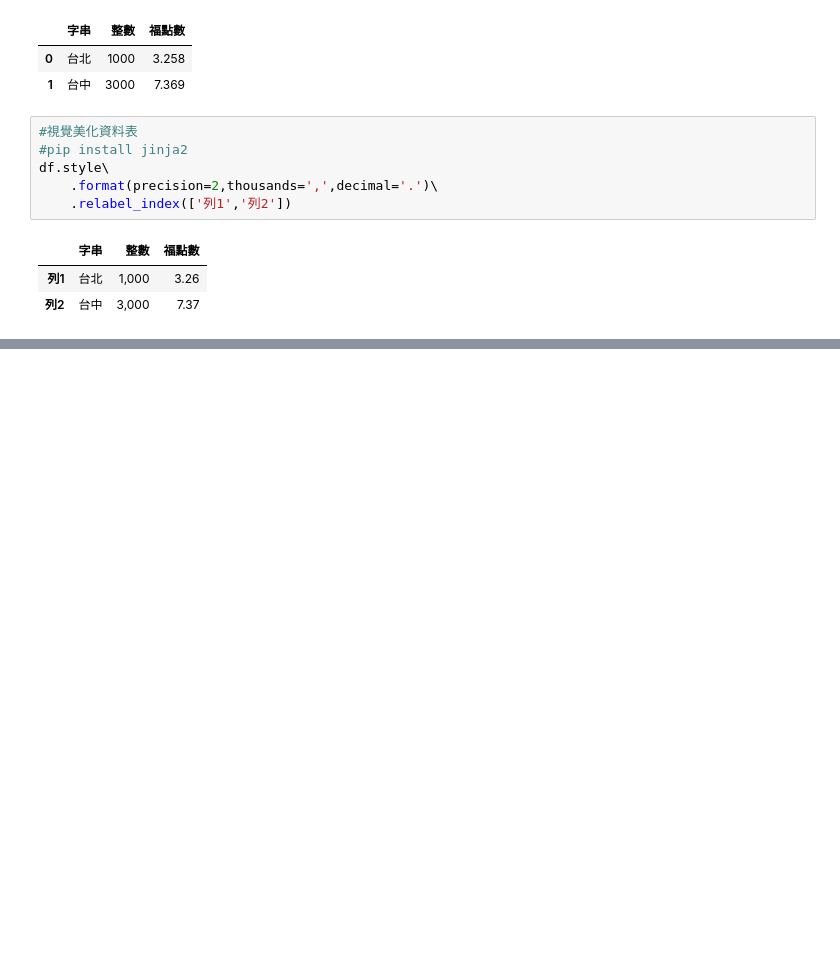
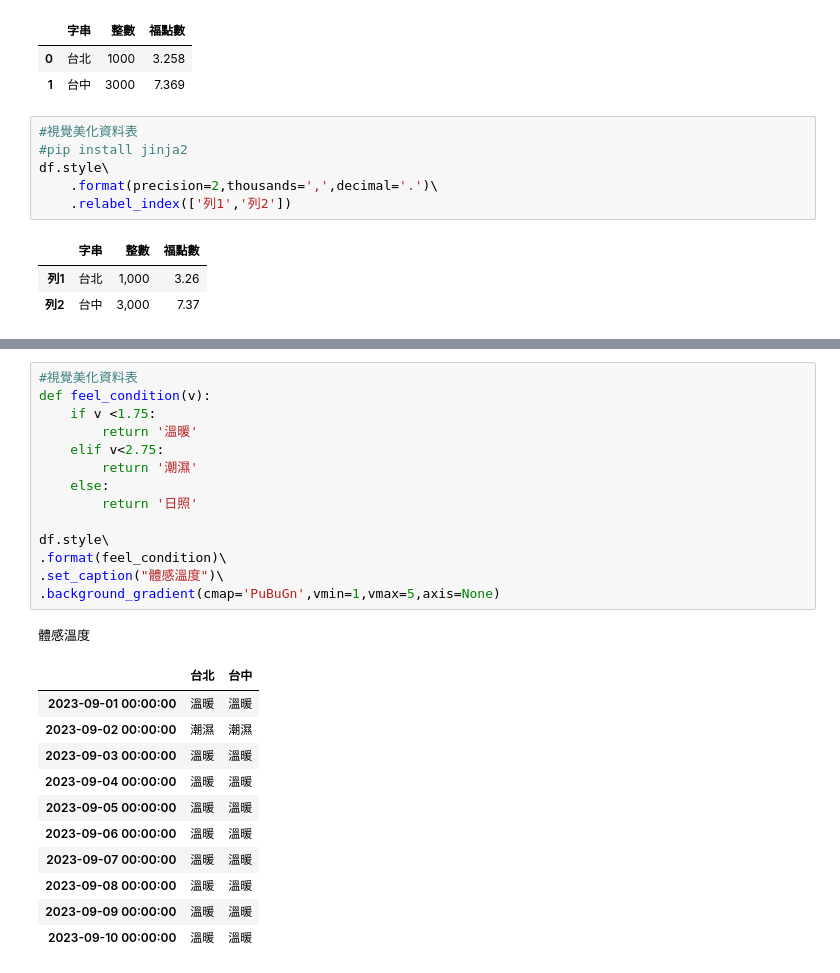
Before and after one commit to kyu226/kyu_2023_07_25, a Jupyter notebook: lesson17_1.ipynb, the cells around one changed output, grey strips where cells are left out. Cells and saved outputs as stored; diff of their text form; blank space fills up the shorter version.

```diff
--- a/lesson17_1.ipynb
+++ b/lesson17_1.ipynb
@@ -23,0 +45,27 @@ df.style\
+# %%
+#視覺美化資料表
+def feel_condition(v):
+    if v <1.75:
+        return '溫暖'
+    elif v<2.75:
+        return '潮濕'
+    else:
+        return '日照'
+
+df.style\
+.format(feel_condition)\
+.set_caption("體感溫度")\
+.background_gradient(cmap='PuBuGn',vmin=1,vmax=5,axis=None)
+# %% [output]
+體感溫度
+|  | 台北 | 台中 |
+| 2023-09-01 00:00:00 | 溫暖 | 溫暖 |
+| 2023-09-02 00:00:00 | 潮濕 | 潮濕 |
+| 2023-09-03 00:00:00 | 溫暖 | 溫暖 |
+| 2023-09-04 00:00:00 | 溫暖 | 溫暖 |
+| 2023-09-05 00:00:00 | 溫暖 | 溫暖 |
+| 2023-09-06 00:00:00 | 溫暖 | 溫暖 |
+| 2023-09-07 00:00:00 | 溫暖 | 溫暖 |
+| 2023-09-08 00:00:00 | 溫暖 | 溫暖 |
+| 2023-09-09 00:00:00 | 溫暖 | 溫暖 |
+| 2023-09-10 00:00:00 | 溫暖 | 溫暖 |
```
Also changed, not shown: parts of 4 cells of this notebook, 1 other file.
